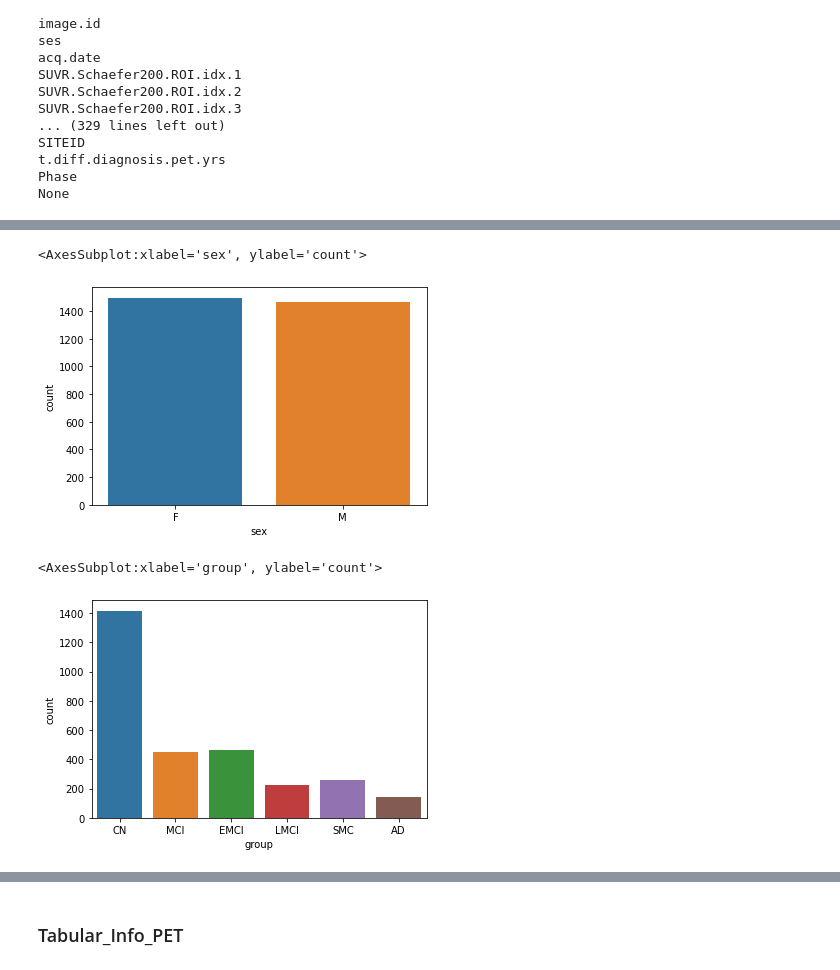
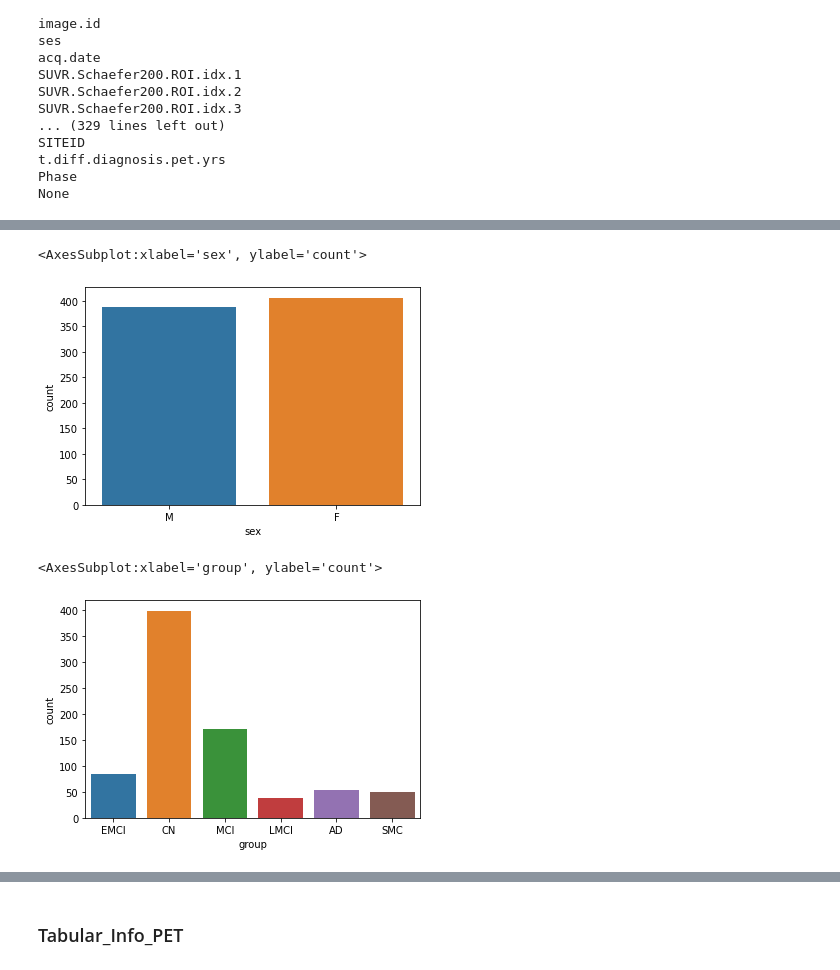
Before and after one commit to Liz490/multimodal_alzheimer, a Jupyter notebook: Exploratory_Data_Analysis.ipynb, the cells around one changed output, grey strips where cells are left out. Drawn from its saved outputs; the diff is of its cells as text; code cells hidden in the pictures.

```diff
--- a/Exploratory_Data_Analysis.ipynb
+++ b/Exploratory_Data_Analysis.ipynb
@@ -134 +140,4 @@ print(df_adni_tau.head(10))
+# %%
+# Drop all but the first appearance of each subject
+df_subject_entry = df_adni_tau.sort_values('ses').drop_duplicates(subset=['ID'])
 # %%
@@ -139,10 +148,10 @@ sns.histplot(df_adni_tau, x='age')
 # %%
-sns.countplot(data=df_adni_tau, x='sex')
+sns.countplot(data=df_subject_entry, x='sex')
 # %% [output]
 <AxesSubplot:xlabel='sex', ylabel='count'>
-[figure, old version]
+[figure, new version]
 # %%
-sns.countplot(data=df_adni_tau, x='group')
+sns.countplot(data=df_subject_entry, x='group')
 # %% [output]
 <AxesSubplot:xlabel='group', ylabel='count'>
-[figure, old version]
+[figure, new version]
```
Also changed, not shown: parts of 43 cells of this notebook, 1 other file.
